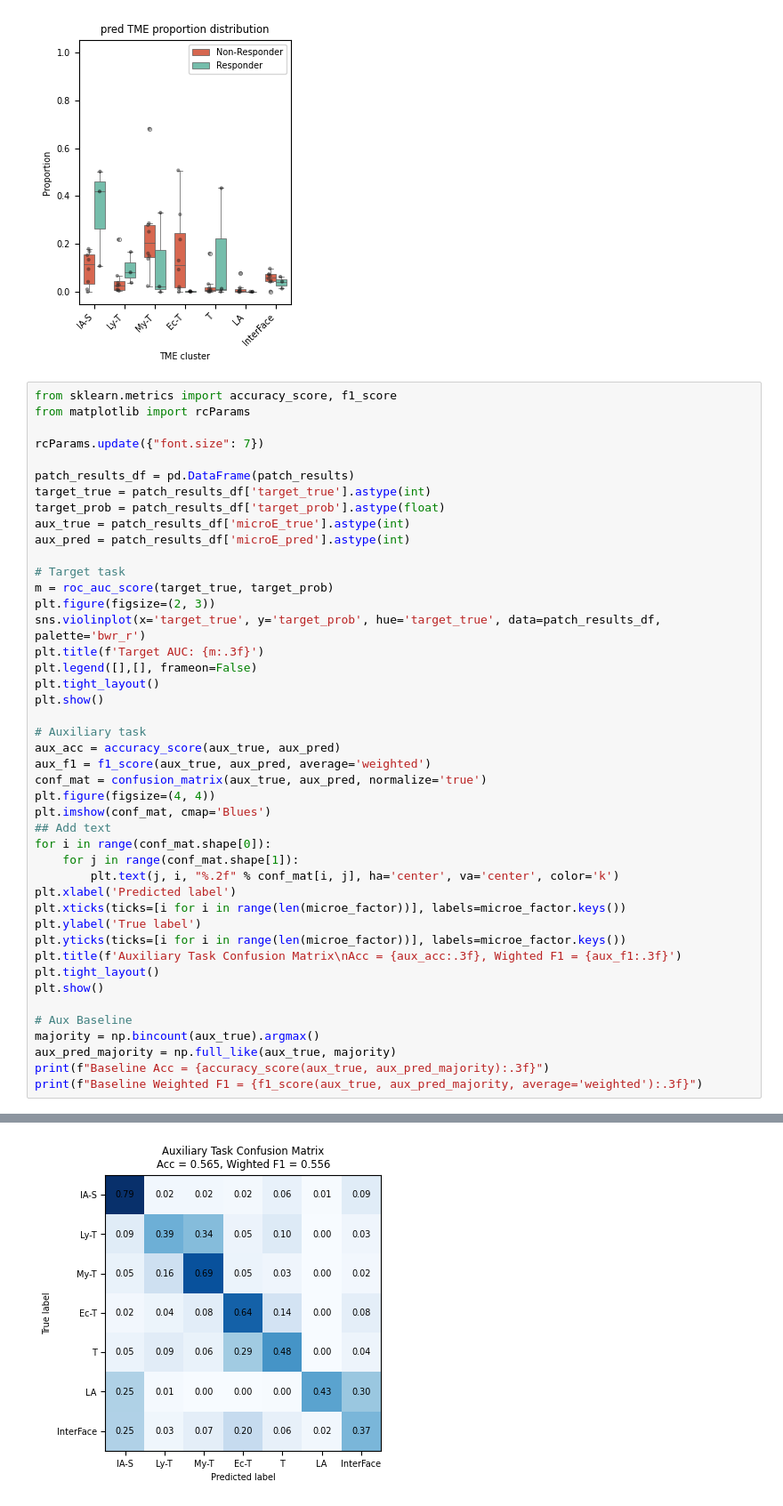
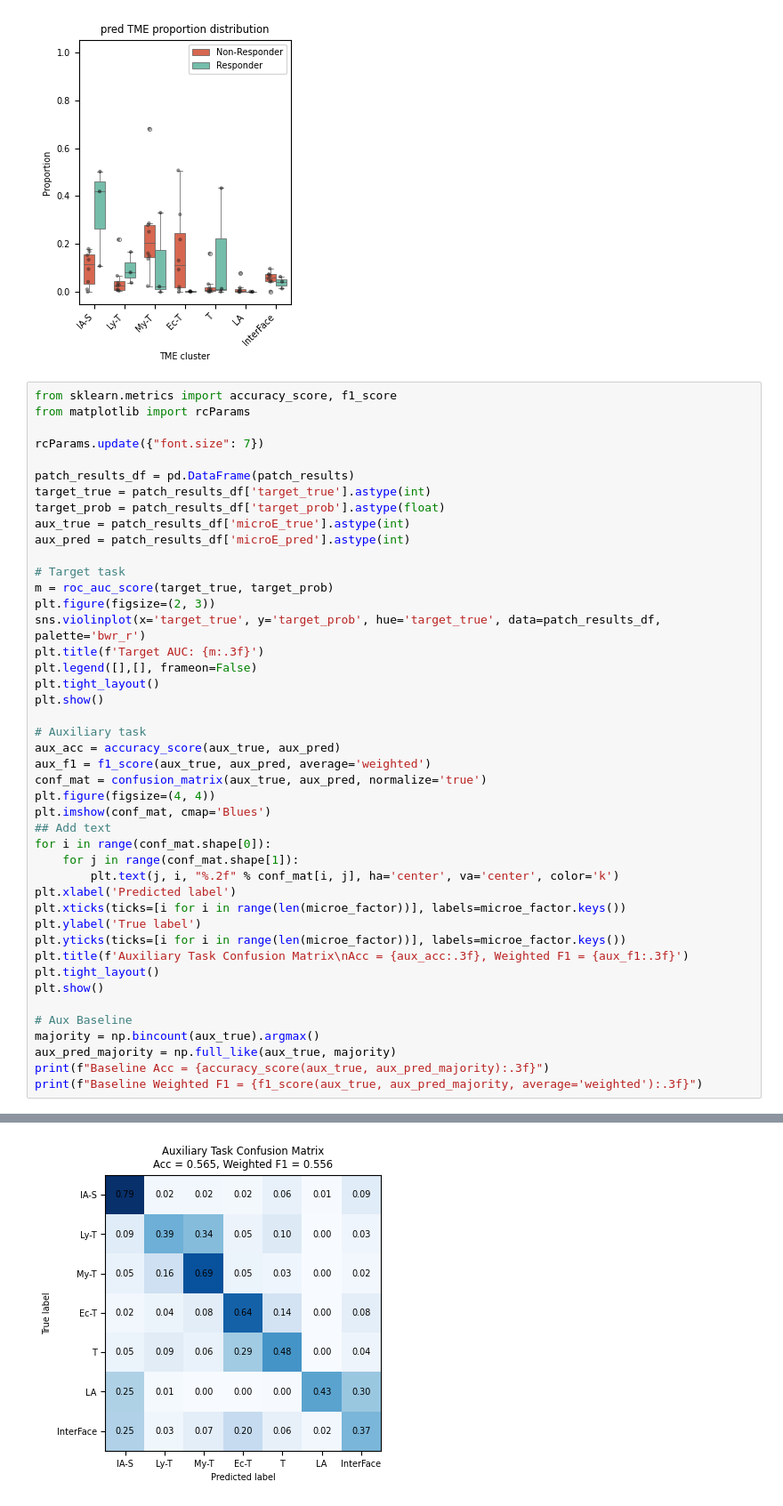
Before and after one commit to wangtyi/HOPE, a Jupyter notebook: 4_example_HCC_fusionModel.ipynb, the cells around one changed output, grey strips where cells are left out. Shown at 89% size. Cells and saved outputs as stored; diff of their text form.

```diff
--- a/4_example_HCC_fusionModel.ipynb
+++ b/4_example_HCC_fusionModel.ipynb
@@ -280,34 +280,34 @@ plt.figure(figsize=(2, 3))
 sns.violinplot(x='target_true', y='target_prob', hue='target_true', data=patch_results_df, palette='bwr_r')
 plt.title(f'Target AUC: {m:.3f}')
 plt.legend([],[], frameon=False)
 plt.tight_layout()
 plt.show()
 
 # Auxiliary task
 aux_acc = accuracy_score(aux_true, aux_pred)
 aux_f1 = f1_score(aux_true, aux_pred, average='weighted')
 conf_mat = confusion_matrix(aux_true, aux_pred, normalize='true')
 plt.figure(figsize=(4, 4))
 plt.imshow(conf_mat, cmap='Blues')
 ## Add text
 for i in range(conf_mat.shape[0]):
     for j in range(conf_mat.shape[1]):
         plt.text(j, i, "%.2f" % conf_mat[i, j], ha='center', va='center', color='k')
 plt.xlabel('Predicted label')
 plt.xticks(ticks=[i for i in range(len(microe_factor))], labels=microe_factor.keys())
 plt.ylabel('True label')
 plt.yticks(ticks=[i for i in range(len(microe_factor))], labels=microe_factor.keys())
-plt.title(f'Auxiliary Task Confusion Matrix\nAcc = {aux_acc:.3f}, Wighted F1 = {aux_f1:.3f}')
+plt.title(f'Auxiliary Task Confusion Matrix\nAcc = {aux_acc:.3f}, Weighted F1 = {aux_f1:.3f}')
 plt.tight_layout()
 plt.show()
 
 # Aux Baseline
 majority = np.bincount(aux_true).argmax()
 aux_pred_majority = np.full_like(aux_true, majority)
 print(f"Baseline Acc = {accuracy_score(aux_true, aux_pred_majority):.3f}")
 print(f"Baseline Weighted F1 = {f1_score(aux_true, aux_pred_majority, average='weighted'):.3f}")
 # %% [output]
 [figure]
-[figure, old version]
+[figure, new version]
 Baseline Acc = 0.187
 Baseline Weighted F1 = 0.059
```
Also changed, not shown: 1 other file.
